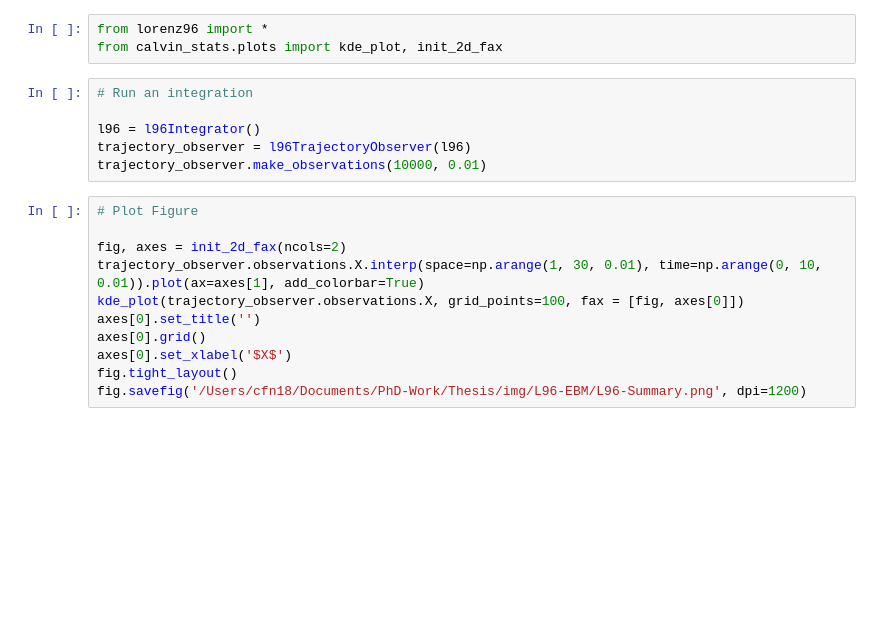
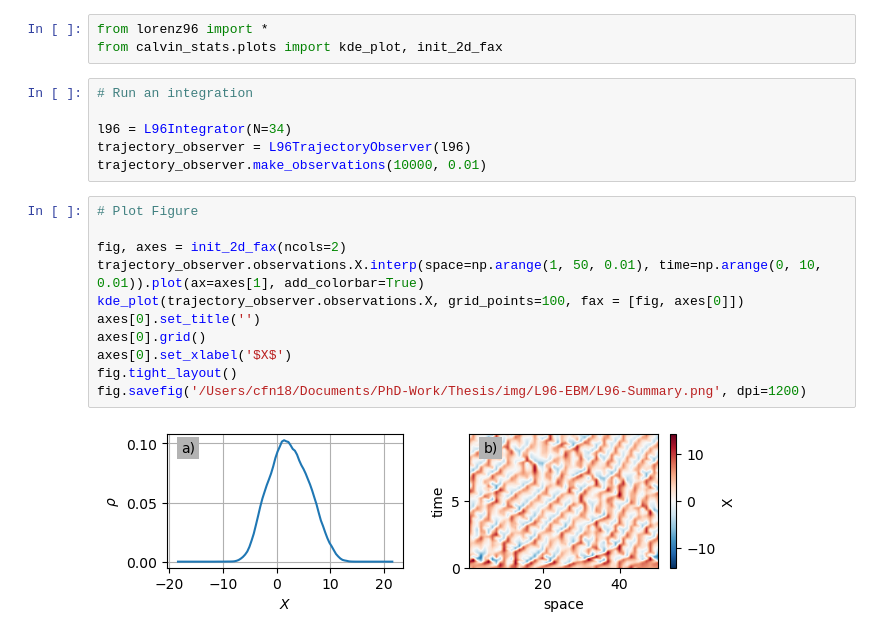
Before and after one commit to CalvinNesbitt/Lorenz-96, a Jupyter notebook: l96_summary_plot.ipynb, the cells around one changed output. Drawn from its saved outputs; the diff is of its cells as text; blank space fills up the shorter version.

Commit message:
Updated observer to make use of reworked detDyn package

```diff
--- a/l96_summary_plot.ipynb
+++ b/l96_summary_plot.ipynb
@@ -4,17 +4,19 @@ from calvin_stats.plots import kde_plot, init_2d_fax
 # %%
 # Run an integration
 
-l96 = l96Integrator()
-trajectory_observer = l96TrajectoryObserver(l96)
+l96 = L96Integrator(N=34)
+trajectory_observer = L96TrajectoryObserver(l96)
 trajectory_observer.make_observations(10000, 0.01)
 # %%
 # Plot Figure
 
 fig, axes = init_2d_fax(ncols=2)
-trajectory_observer.observations.X.interp(space=np.arange(1, 30, 0.01), time=np.arange(0, 10, 0.01)).plot(ax=axes[1], add_colorbar=True)
+trajectory_observer.observations.X.interp(space=np.arange(1, 50, 0.01), time=np.arange(0, 10, 0.01)).plot(ax=axes[1], add_colorbar=True)
 kde_plot(trajectory_observer.observations.X, grid_points=100, fax = [fig, axes[0]])
 axes[0].set_title('')
 axes[0].grid()
 axes[0].set_xlabel('$X$')
 fig.tight_layout()
 fig.savefig('/Users/cfn18/Documents/PhD-Work/Thesis/img/L96-EBM/L96-Summary.png', dpi=1200)
+# %% [output]
+[figure, added]
```
Also changed, not shown: parts of 2 cells of this notebook, 1 other file.
